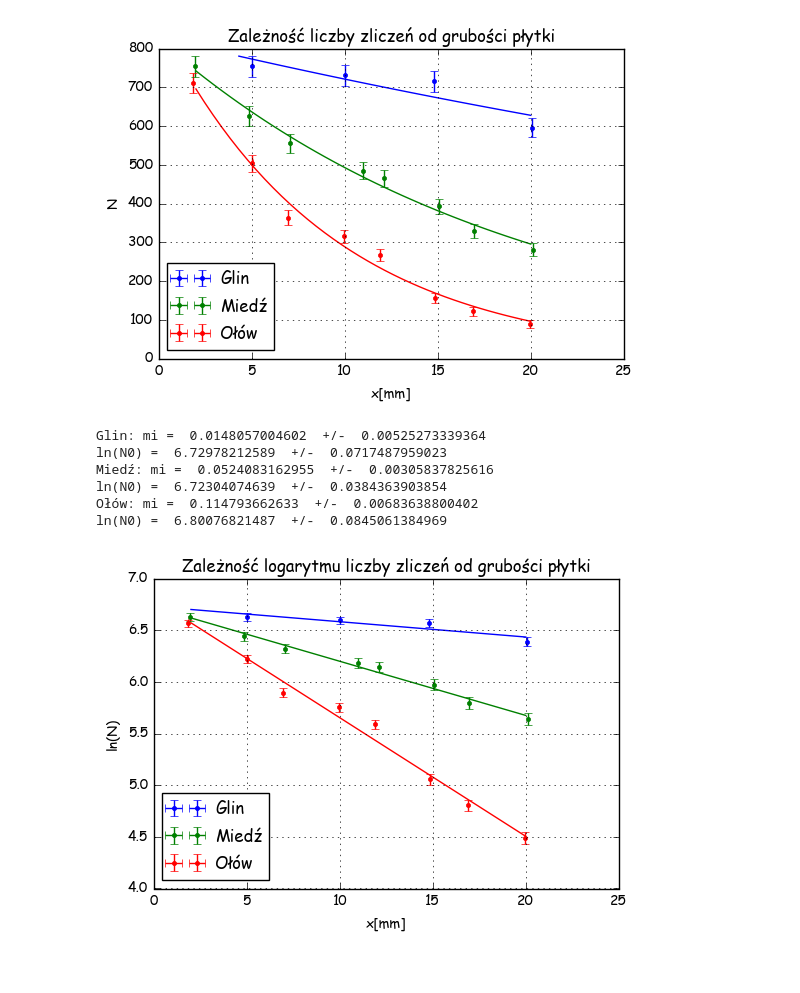
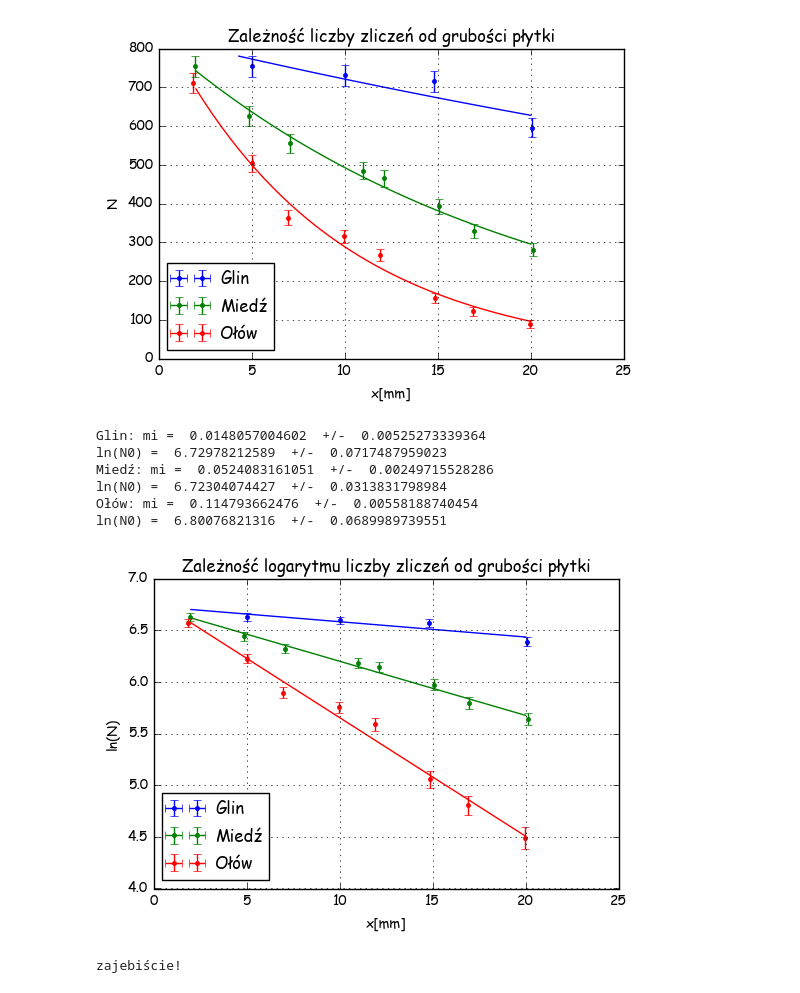
Before and after one commit to MarikinPaulina/LabFiz1, a Jupyter notebook: Bunkier.ipynb, the cells around one changed output. Cells and saved outputs as stored; diff of their text form; code cells hidden in the pictures.

```diff
--- a/Bunkier.ipynb
+++ b/Bunkier.ipynb
@@ -90,7 +90,7 @@ olow[3] = olow[0]
 olow[4] = Pb[::-1]
 olow[5] = np.log(olow[4])
 uNP = np.sqrt(olow[4])
-uNPln = 1/uNC
+uNPln = 1/uNP
 tabelaPb = pd.DataFrame.from_records(olow.T)
 print(tabelaPb.to_latex())
 # %% [output]
@@ -134,29 +138,34 @@ plt.savefig('Zliczenia.png')
 [figure]
 # %%
 miAl, kowAlln = curve_fit(prosta,glin[0],glin[5])
-miCu, kowCuln = np.polyfit(miedz[0],miedz[5],1,cov=True)
-miPb, kowPbln = np.polyfit(olow[0],olow[5],1,cov=True)
+miCu, kowCuln = curve_fit(prosta,miedz[0],miedz[5])
+miPb, kowPbln = curve_fit(prosta,olow[0],olow[5])
 plt.errorbar(glin[0],glin[5],uNAln,glin[2],'b.',label='Glin')
 plt.errorbar(miedz[0],miedz[5],uNCln,miedz[2],'g.',label='Miedź')
 plt.errorbar(olow[0],olow[5],uNPln,olow[2],'r.',label='Ołów')
 x = np.linspace(2,20,40)
 plt.plot(x,miAl[0]*x+miAl[1],'b')
 plt.plot(x,miCu[0]*x+miCu[1],'g')
 plt.plot(x,miPb[0]*x+miPb[1],'r')
 plt.grid()
 plt.ylabel("ln(N)")
 plt.xlabel("x[mm]")
 plt.title("Zależność logarytmu liczby zliczeń od grubości płytki")
 plt.legend(loc='best')
 plt.savefig('log.png')
 print("Glin: mi = ",-miAl[0],' +/- ',np.sqrt(kowAlln[0,0]),"\nln(N0) = ",miAl[1],' +/- ',np.sqrt(kowAlln[1,1]) )
 print("Miedź: mi = ",-miCu[0],' +/- ',np.sqrt(kowCuln[0,0]),"\nln(N0) = ",miCu[1],' +/- ',np.sqrt(kowCuln[1,1]))
 print("Ołów: mi = ",-miPb[0],' +/- ',np.sqrt(kowPbln[0,0]),"\nln(N0) = ",miPb[1],' +/- ',np.sqrt(kowPbln[1,1]))
 # %% [output]
 Glin: mi =  0.0148057004602  +/-  0.00525273339364
 ln(N0) =  6.72978212589  +/-  0.0717487959023
-Miedź: mi =  0.0524083162955  +/-  0.00305837825616
-ln(N0) =  6.72304074639  +/-  0.0384363903854
-Ołów: mi =  0.114793662633  +/-  0.00683638800402
-ln(N0) =  6.80076821487  +/-  0.0845061384969
+Miedź: mi =  0.0524083161051  +/-  0.00249715528286
+ln(N0) =  6.72304074427  +/-  0.0313831798984
+Ołów: mi =  0.114793662476  +/-  0.00558188740454
+ln(N0) =  6.80076821316  +/-  0.0689989739551
-[figure, old version]
+[figure, new version]
+# %%
+czy_przechodzimy_test_2_sigm = abs(0.118+miPb[0]) < 2 * np.sqrt(kowPbln[0,0])*2
+print("zajebiście!" if czy_przechodzimy_test_2_sigm else "fak!")
+# %% [output]
+zajebiście!
```
Also changed, not shown: parts of 1 cell of this notebook, 21 other files.
